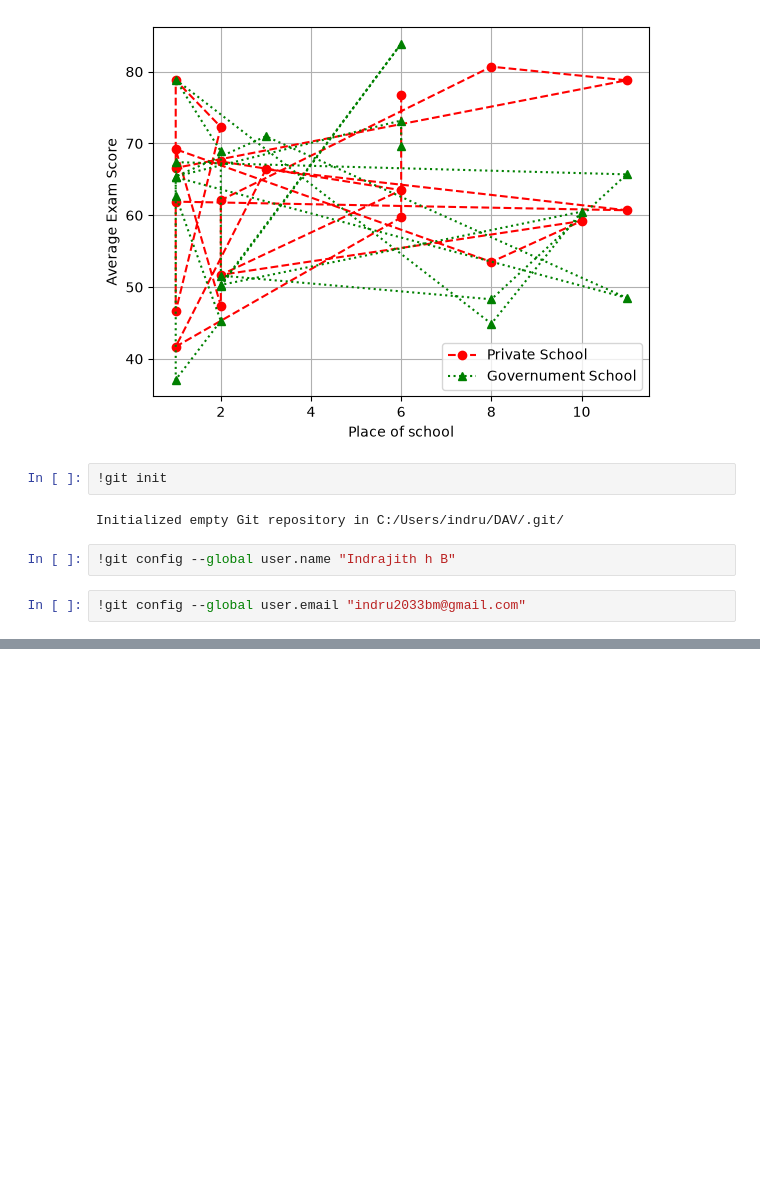
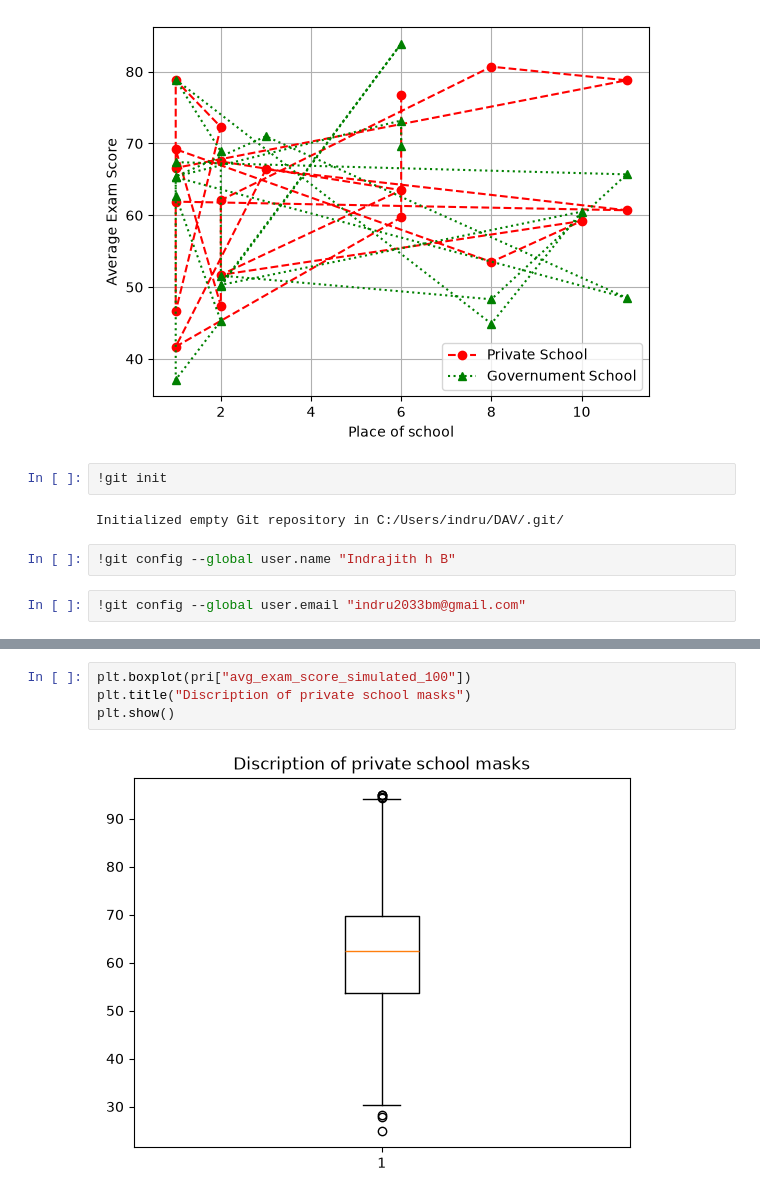
Before and after one commit to indru2033bm-cloud/DAV, a Jupyter notebook: 2_data_clening.ipynb, the cells around one changed output, grey strips where cells are left out. Saved outputs shown, nothing was run; the diff lists cells and outputs as text; blank space fills up the shorter version.

```diff
--- a/2_data_clening.ipynb
+++ b/2_data_clening.ipynb
@@ -365,0 +438,6 @@ Initialized empty Git repository in C:/Users/indru/DAV/.git/
+# %%
+plt.boxplot(pri["avg_exam_score_simulated_100"])
+plt.title("Discription of private school masks")
+plt.show()
+# %% [output]
+[figure, added]
```
Also changed, not shown: parts of 9 cells of this notebook.
